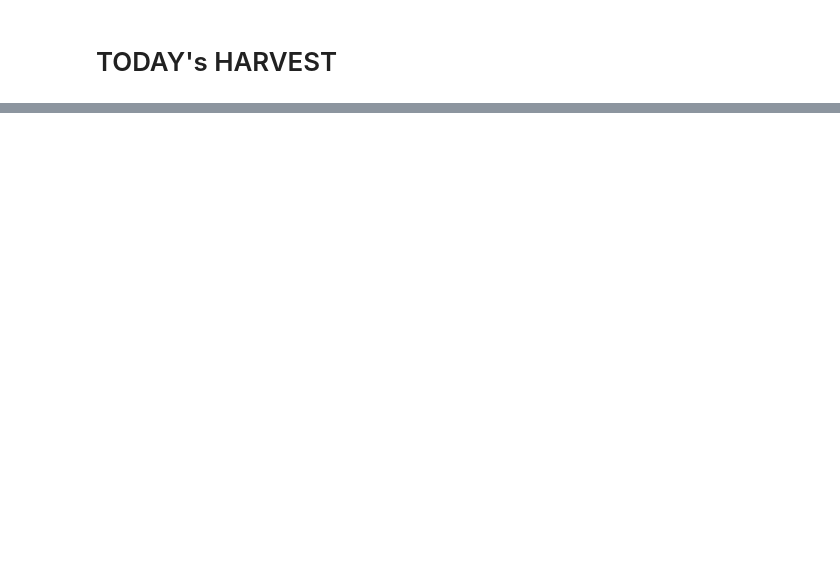
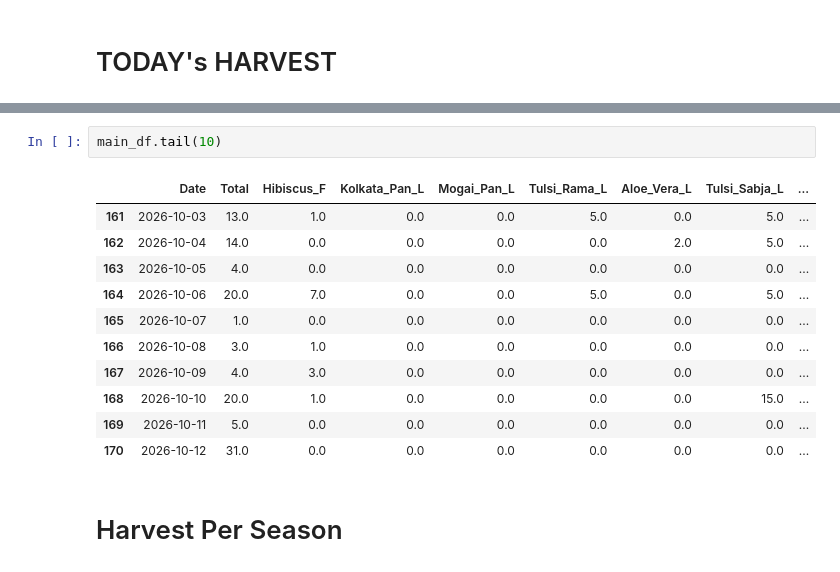
Before and after one commit to leomcp/Garden_Mgmt, a Jupyter notebook: nb/main.ipynb, the cells around one changed output, grey strips where cells are left out. Saved outputs shown, nothing was run; the diff lists cells and outputs as text; blank space fills up the shorter version.

```diff
--- a/nb/main.ipynb
+++ b/nb/main.ipynb
@@ -263,0 +274,16 @@ Tulsi_Krishna_L : 4.0
+# %%
+main_df.tail(10)
+# %% [output]
+|  | Date | Total | Hibiscus_F | Kolkata_Pan_L | Mogai_Pan_L | Tulsi_Rama_L | Aloe_Vera_L | Tulsi_Sabja_L | ... |
+| 161 | 2026-10-03 | 13.0 | 1.0 | 0.0 | 0.0 | 5.0 | 0.0 | 5.0 | ... |
+| 162 | 2026-10-04 | 14.0 | 0.0 | 0.0 | 0.0 | 0.0 | 2.0 | 5.0 | ... |
+| 163 | 2026-10-05 | 4.0 | 0.0 | 0.0 | 0.0 | 0.0 | 0.0 | 0.0 | ... |
+| 164 | 2026-10-06 | 20.0 | 7.0 | 0.0 | 0.0 | 5.0 | 0.0 | 5.0 | ... |
+| 165 | 2026-10-07 | 1.0 | 0.0 | 0.0 | 0.0 | 0.0 | 0.0 | 0.0 | ... |
+| 166 | 2026-10-08 | 3.0 | 1.0 | 0.0 | 0.0 | 0.0 | 0.0 | 0.0 | ... |
+| 167 | 2026-10-09 | 4.0 | 3.0 | 0.0 | 0.0 | 0.0 | 0.0 | 0.0 | ... |
+| 168 | 2026-10-10 | 20.0 | 1.0 | 0.0 | 0.0 | 0.0 | 0.0 | 15.0 | ... |
+| 169 | 2026-10-11 | 5.0 | 0.0 | 0.0 | 0.0 | 0.0 | 0.0 | 0.0 | ... |
+| 170 | 2026-10-12 | 31.0 | 0.0 | 0.0 | 0.0 | 0.0 | 0.0 | 0.0 | ... |
+# %% [markdown]
+# Harvest Per Season
```
Also changed, not shown: parts of 14 cells of this notebook, 2 other files.
